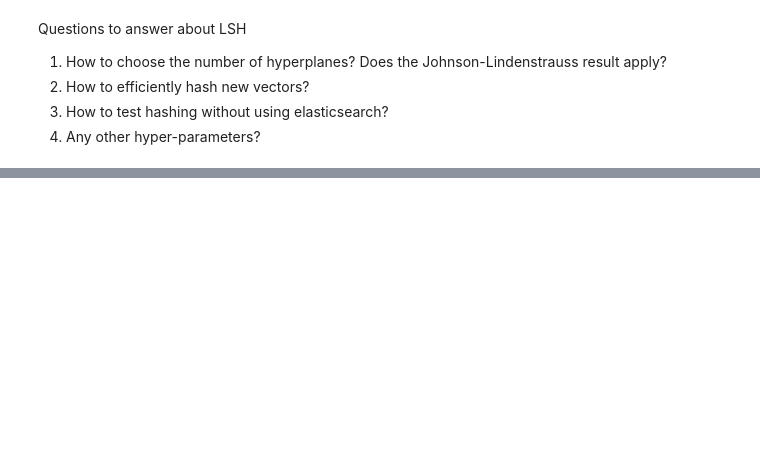
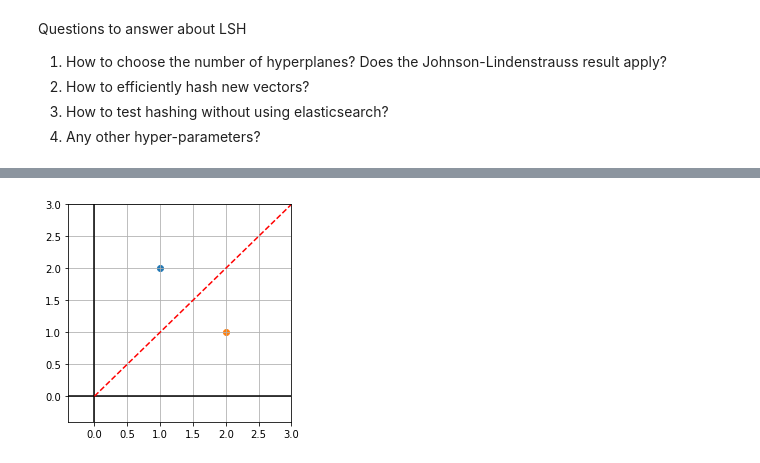
Before and after one commit to alexklibisz/elastik-nearest-neighbors, a Jupyter notebook: scratch/lsh-experiments/lsh-explore.ipynb, the cells around one changed output, grey strips where cells are left out. Saved outputs shown, nothing was run; the diff lists cells and outputs as text; code cells hidden in the pictures; blank space fills up the shorter version.

```diff
--- a/scratch/lsh-experiments/lsh-explore.ipynb
+++ b/scratch/lsh-experiments/lsh-explore.ipynb
@@ -117,0 +97,33 @@ Hamming, n = 290 accuracy = 0.83333
+# %%
+# Find the plane equidistant to two points.
+# Example in two dimensions for plotting, but it generalizes.
+# Good explanation/refresher: https://www.youtube.com/watch?v=5UHRqkUMjKk
+
+# 2 points.
+p, q = np.array((1, 2)), np.array((2, 1))
+
+# Midpoint
+m = (p + q) / 2
+
+# Normal vector.
+n = m - q
+
+plt.figure(figsize=(4,4))
+plt.grid(True)
+plt.axvline(0, color='k')
+plt.axhline(0, color='k')
+plt.xlim(-0.4, 3)
+plt.ylim(-0.4, 3)
+plt.scatter(*p)
+plt.scatter(*q)
+
+# 0 = n0x0 + n1x1 - n0m0 - n1m1
+#   = n0x0 + n1x1 - (n0m0 + n1m1)
+#   = nx - nm  (<--- "n dot x" minus "n dot m")
+X = np.vstack([np.linspace(0, 3, 3), np.zeros(3)]).T
+X[:,1] = (n[0] * X[:,0] - n.dot(m)) / (-1 * n[1])
+
+plt.plot(X[:,0], X[:,1], color='red', linestyle='--')
+plt.show()
+# %% [output]
+[figure, added]
```
Also changed, not shown: parts of 10 cells of this notebook.
